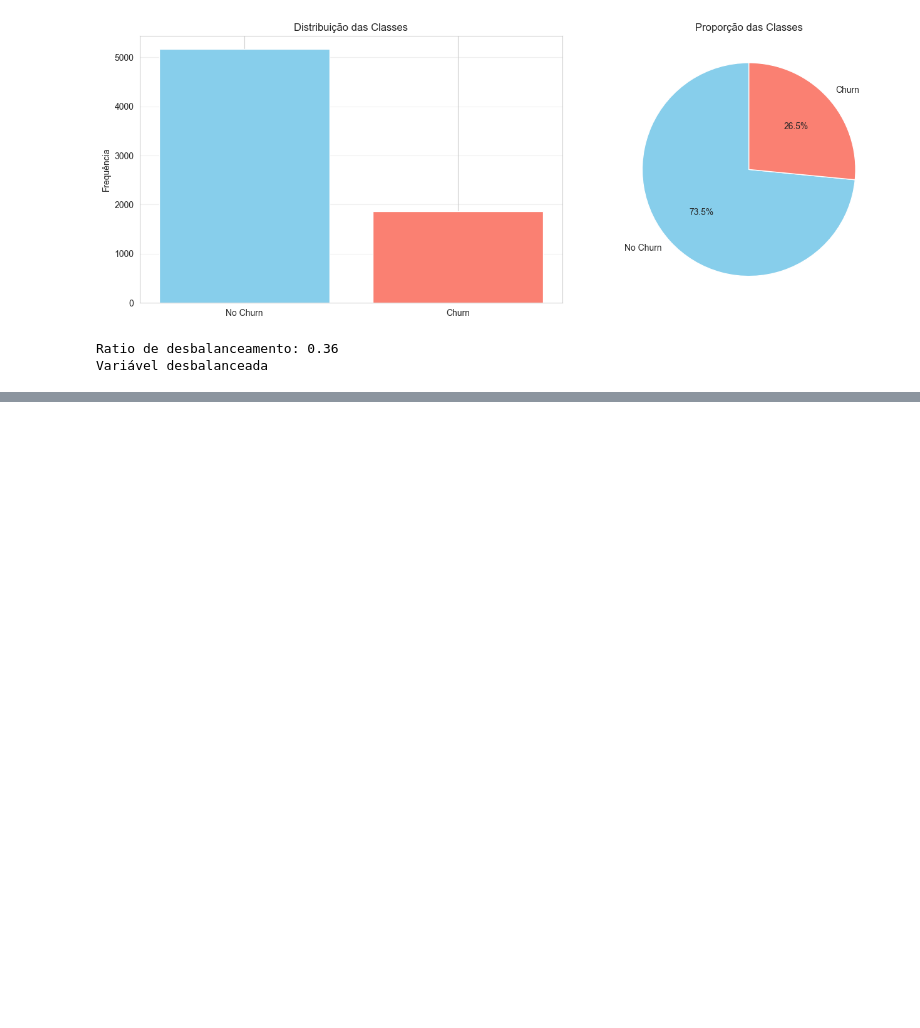
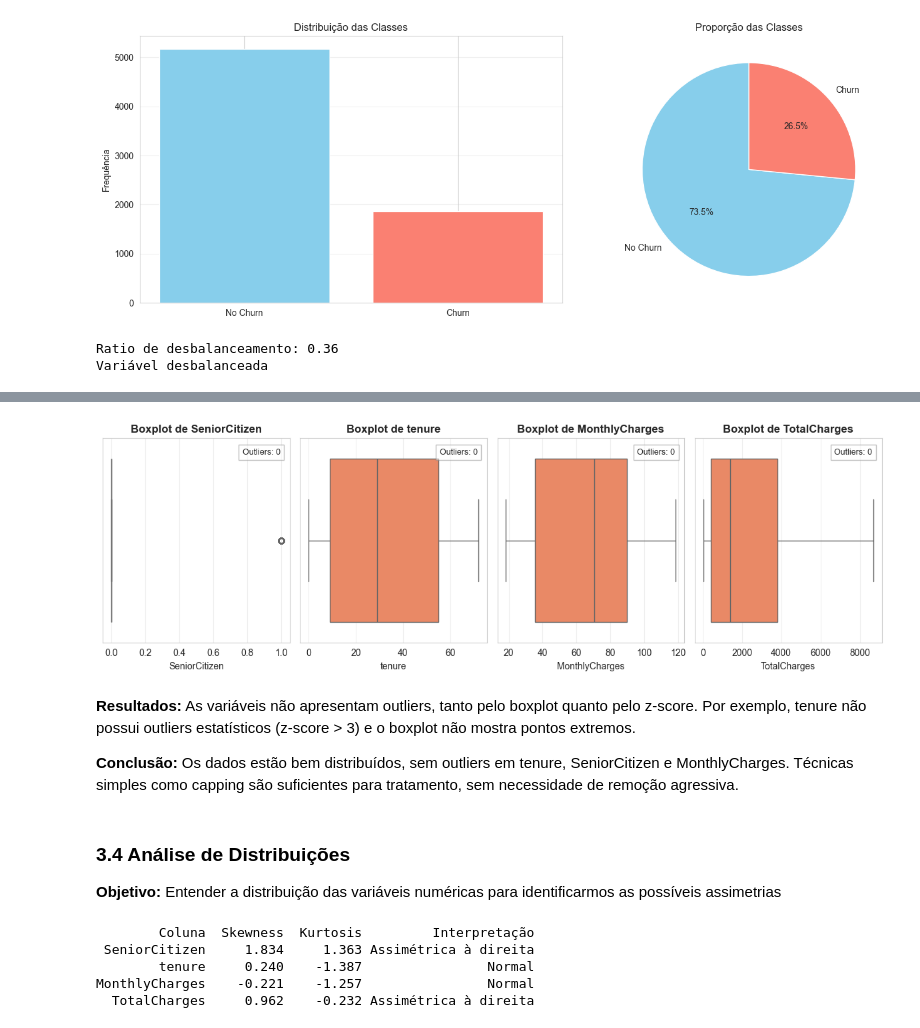
Before and after one commit to gsfreitas/tech-challenge-fase01, a Jupyter notebook: notebooks/exploratory/01_eda.ipynb, the cells around one changed output, grey strips where cells are left out. Saved outputs shown, nothing was run; the diff lists cells and outputs as text; code cells hidden in the pictures; blank space fills up the shorter version.

```diff
--- a/notebooks/exploratory/01_eda.ipynb
+++ b/notebooks/exploratory/01_eda.ipynb
@@ -167,0 +195,62 @@ A variável alvo (target) indica se há houve ou não churn. Na visualização,
+# %%
+# transformar total charges para numérico float
+df['TotalCharges'] = pd.to_numeric(df['TotalCharges'], errors='coerce')
+
+# colunas numéricas
+numeric_cols = df.select_dtypes(include=[np.number]).columns
+numeric_cols = numeric_cols.drop('target')
+
+n = len(numeric_cols)
+ncols = 4
+nrows = int(np.ceil(n / ncols))
+
+fig, axes = plt.subplots(nrows=nrows, ncols=ncols, figsize=(12, nrows * 4))
+
+for idx, col in enumerate(numeric_cols):
+    sns.boxplot(x=df[col], ax=axes[idx], color='coral')
+    axes[idx].set_title(f"Boxplot de {col}",fontweight='bold')
+    axes[idx].set_xlabel(col)
+    axes[idx].grid(axis='x', alpha=0.3)
+    col_zscore = np.abs(stats.zscore(df[col].dropna()))
+    outlier_count = (col_zscore > 3).sum()
+    axes[idx].text(0.95, 0.95, f'Outliers: {outlier_count}',
+                   transform=axes[idx].transAxes, fontsize=9,
+                   verticalalignment='top', horizontalalignment='right',
+                   bbox=dict(facecolor='white', alpha=0.5, edgecolor='gray'))
+
+for ax in axes[n:]:
+    fig.delxes(ax)
+
+plt.tight_layout()
+plt.show()
+# %% [output]
+[figure, added]
+# %% [markdown]
+**Resultados:**
+As variáveis não apresentam outliers, tanto pelo boxplot quanto pelo z-score. Por exemplo, tenure não possui outliers estatísticos (z-score > 3) e o boxplot não mostra pontos extremos.
+
+**Conclusão:**
+Os dados estão bem distribuídos, sem outliers em tenure, SeniorCitizen e MonthlyCharges. Técnicas simples como capping são suficientes para tratamento, sem necessidade de remoção agressiva.
+# %% [markdown]
+### 3.4 Análise de Distribuições
+**Objetivo:** Entender a distribuição das variáveis numéricas para identificarmos as possíveis assimetrias
+# %%
+distribution_stats = []
+for col in numeric_cols:
+    skewness = df[col].skew()
+    kurtosis = df[col].kurtosis()
+    distribution_stats.append({
+        'Coluna': col,
+        'Skewness': round(skewness, 3),
+        'Kurtosis': round(kurtosis, 3),
+        'Interpretação': 'Normal' if abs(skewness) < 0.5 else ('Assimétrica à direita') if skewness > 0 else 'Assimétrica à esquerda'
+    })
+
+dist_df = pd.DataFrame(distribution_stats)
+print(dist_df.to_string(index=False))
+# %% [output]
+        Coluna  Skewness  Kurtosis         Interpretação
+ SeniorCitizen     1.834     1.363 Assimétrica à direita
+        tenure     0.240    -1.387                Normal
+MonthlyCharges    -0.221    -1.257                Normal
+  TotalCharges     0.962    -0.232 Assimétrica à direita
```
Also changed, not shown: parts of 8 cells of this notebook.
